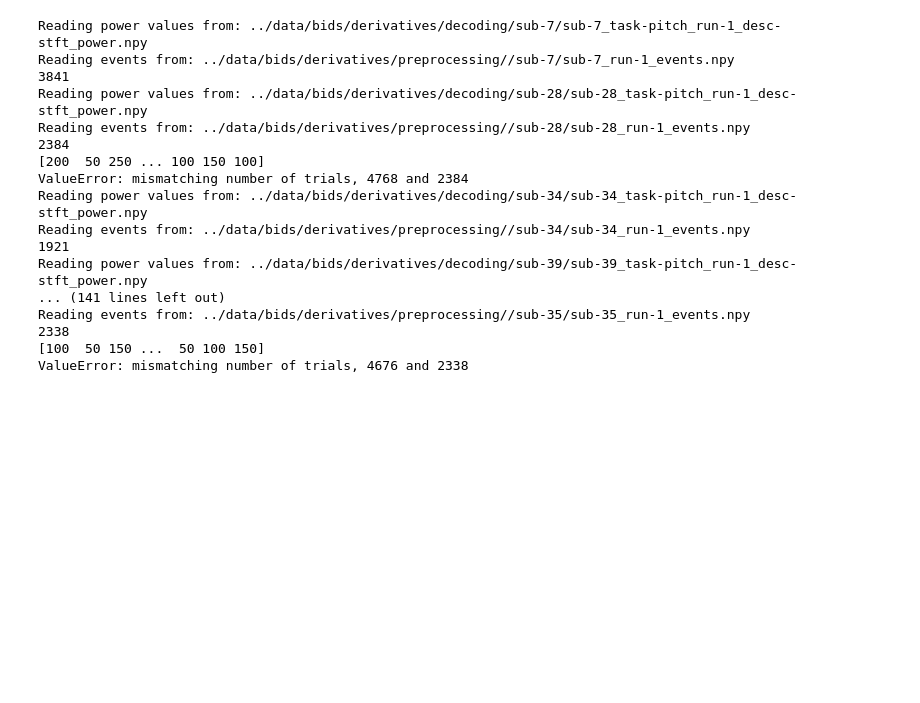
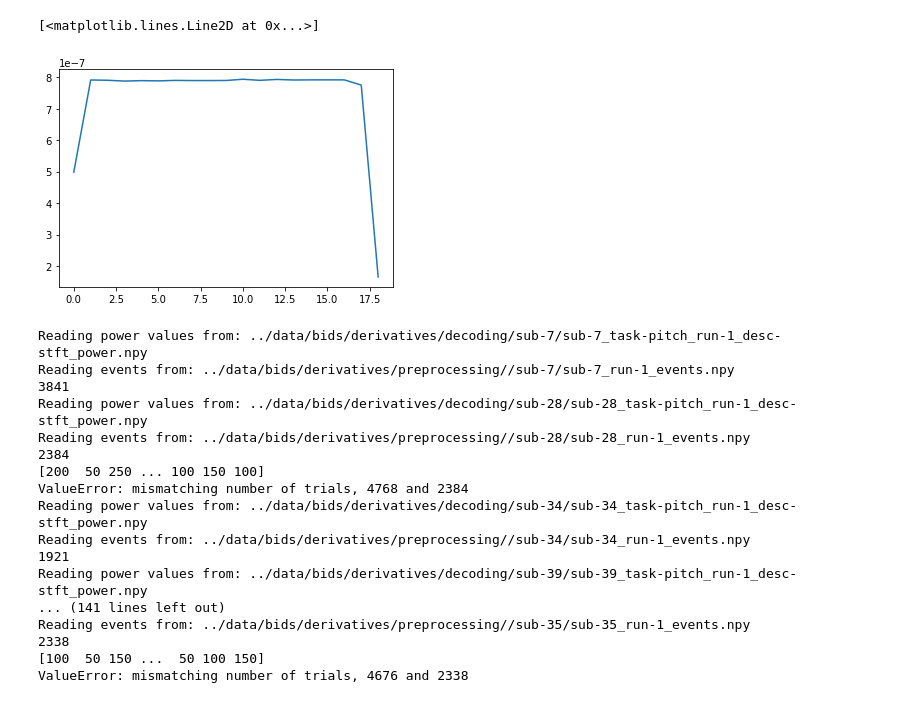
Before and after one commit to letitiayhho/eeg_pitch_tracking, a Jupyter notebook: scripts/stft_results.ipynb, the cells around one changed output. Drawn from its saved outputs; the diff is of its cells as text; code cells hidden in the pictures; blank space fills up the shorter version.

```diff
--- a/scripts/stft_results.ipynb
+++ b/scripts/stft_results.ipynb
@@ -60,3 +80,14 @@ for fpath in glob.glob("../data/bids/derivatives/decoding/*/*stft_power*"):
+# %%
+indexes = np.where(events == 50)
+power_50 = power[indexes,0,:]
+power_50 = np.squeeze(power_50)
+power_50 = np.mean(power_50, axis = 0)
+np.shape(power_50)
+x = list(range(len(power_50)))
+plt.plot(x, power_50)
+# %% [output]
+[<matplotlib.lines.Line2D at 0x...>]
+[figure, added]
 # %%
 def get_sub_and_run(fpath):
     sub = re.findall(r'sub-(\d{1,2})', fpath)[0]
```
Also changed, not shown: parts of 4 cells of this notebook, 6 other files.
